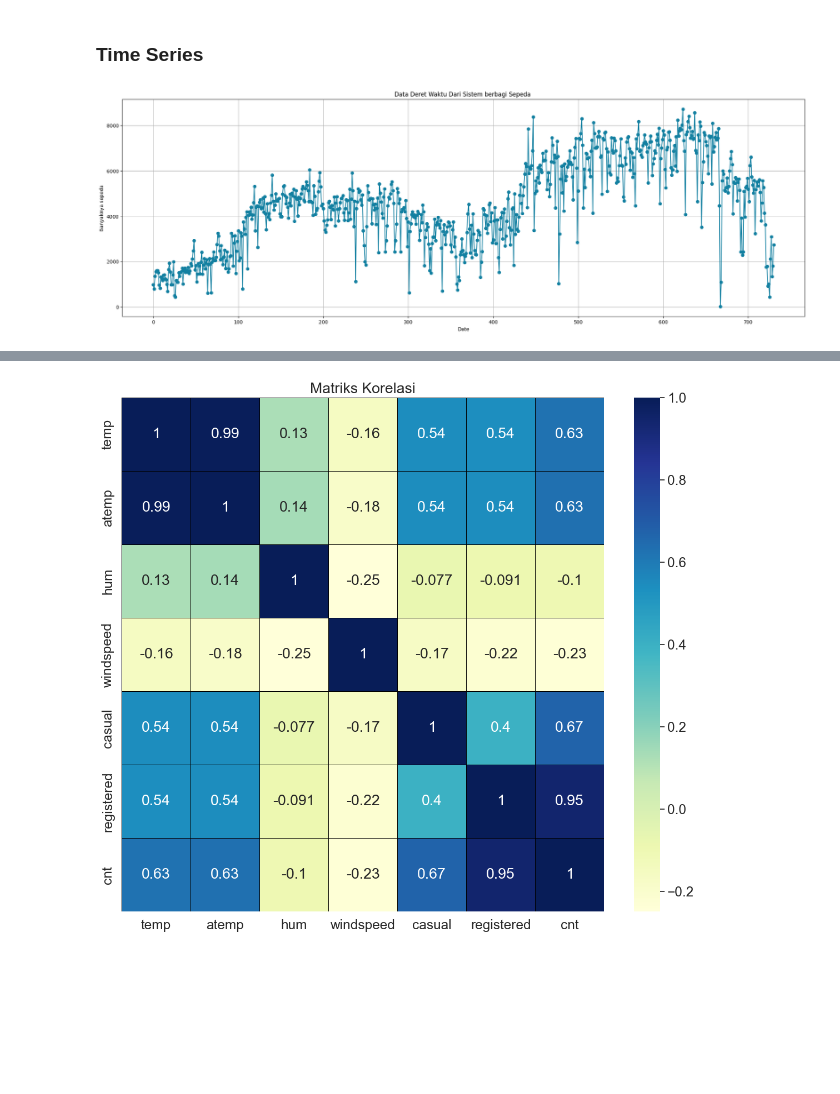
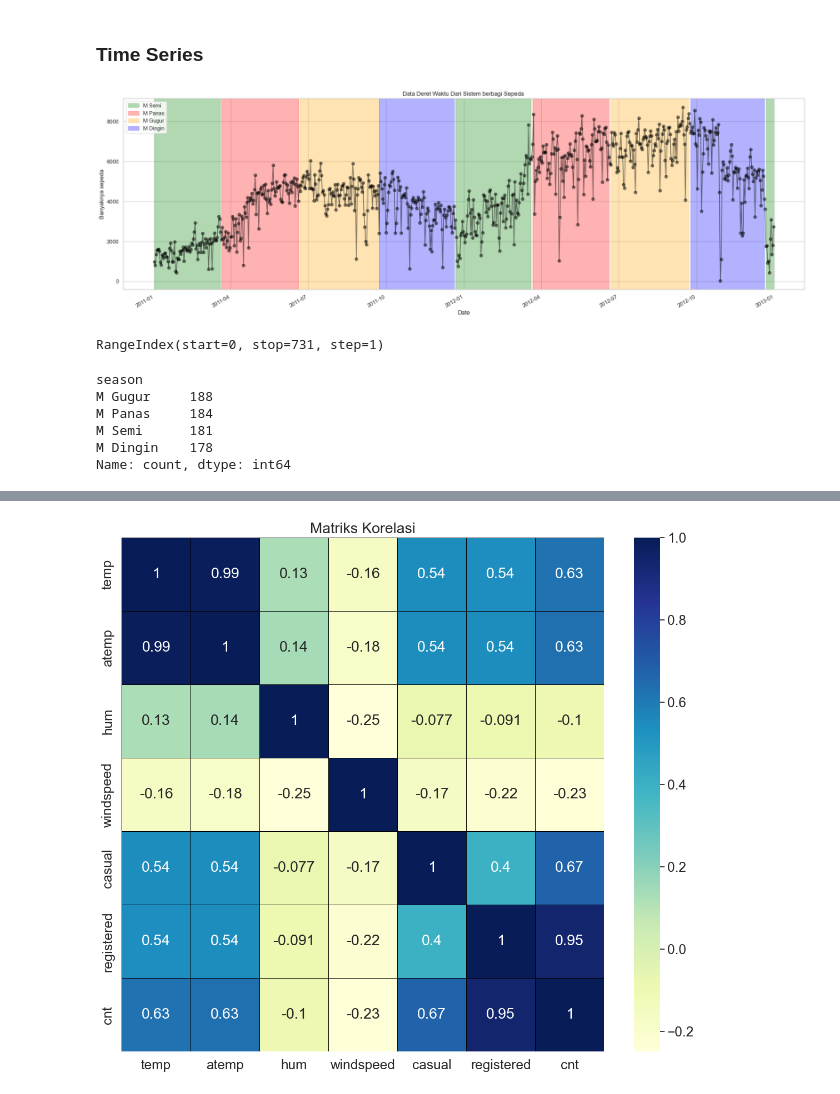
Before and after one commit to Zen-Rofiqy/Bangkit-2024, a Jupyter notebook: 04 Analisis Data dng Py/@Proyek-akhir/MyDashBoard.ipynb, the cells around one changed output, grey strips where cells are left out. Drawn from its saved outputs; the diff is of its cells as text; code cells hidden in the pictures; blank space fills up the shorter version.

```diff
--- a/04 Analisis Data dng Py/@Proyek-akhir/MyDashBoard.ipynb
+++ b/04 Analisis Data dng Py/@Proyek-akhir/MyDashBoard.ipynb
@@ -794,14 +794,68 @@ day_df['dteday'] = pd.to_datetime(day_df['dteday'])
 
 # Set 'dteday' as index
 day_df.set_index('dteday', inplace=True)
-# %%
-# Plot the time series
-plt.figure(figsize=(25, 8))
-plt.plot(day_df.index, day_df['cnt'], marker='o', linestyle='-', color='#1380A1')
-plt.title('Data Deret Waktu Dari Sistem berbagi Sepeda ')
-plt.xlabel('Date')
-plt.ylabel('Banyaknya sepeda')
-plt.grid(True)
-plt.show()
-# %% [output]
-[figure, removed]
+# %%
+# Konversi kolom 'dteday' menjadi tipe data datetime
+dw_df['dteday'] = day_df['dteday']
+dw_df['dteday'] = pd.to_datetime(dw_df['dteday'])
+
+# Plot the time series
+plt.figure(figsize=(25, 8))
+plt.plot(dw_df['dteday'], dw_df['cnt'], marker='o', linestyle='-', color='black', alpha=.5)
+plt.title('Data Deret Waktu Dari Sistem berbagi Sepeda ')
+plt.xlabel('Date')
+plt.ylabel('Banyaknya sepeda')
+plt.grid(True)
+
+# Menyesuaikan format tanggal pada sumbu x
+plt.gcf().autofmt_xdate()
+
+# Warna untuk setiap musim
+colors = ['green', 'red', 'orange', 'blue']
+
+# Daftar untuk menyimpan legenda unik
+unique_legends = []
+
+# Highlight each season's time range
+for season, color in zip(dw_df['season'].unique(), colors):
+    season_data = dw_df[dw_df['season'] == season]
+    sorted_dates = season_data['dteday'].sort_values()
+
+    start_range = None
+    first_iteration = True
+    for i in range(len(sorted_dates)):
+        current_date = sorted_dates.iloc[i]
+        if start_range is None:
+            start_range = current_date
+        elif (current_date - sorted_dates.iloc[i - 1]).days > 1 or i == len(sorted_dates) - 1:
+            end_range = sorted_dates.iloc[i - 1] if i != len(sorted_dates) - 1 else current_date
+
+            # Tambahkan legenda unik jika belum ada
+            if season not in unique_legends:
+                unique_legends.append(season)
+                plt.axvspan(start_range, end_range, color=color, alpha=0.3, label=season)
+            else:
+                plt.axvspan(start_range, end_range, color=color, alpha=0.3)
+
+            start_range = None
+            first_iteration = False
+
+# Menambahkan legenda
+plt.legend()
+
+plt.show()
+# %% [output]
+[figure, added]
+# %%
+dw_df.index
+# %% [output]
+RangeIndex(start=0, stop=731, step=1)
+# %%
+dw_df['season'].value_counts()
+# %% [output]
+season
+M Gugur     188
+M Panas     184
+M Semi      181
+M Dingin    178
+Name: count, dtype: int64
```
Also changed, not shown: parts of 4 cells of this notebook, 1 other file.
